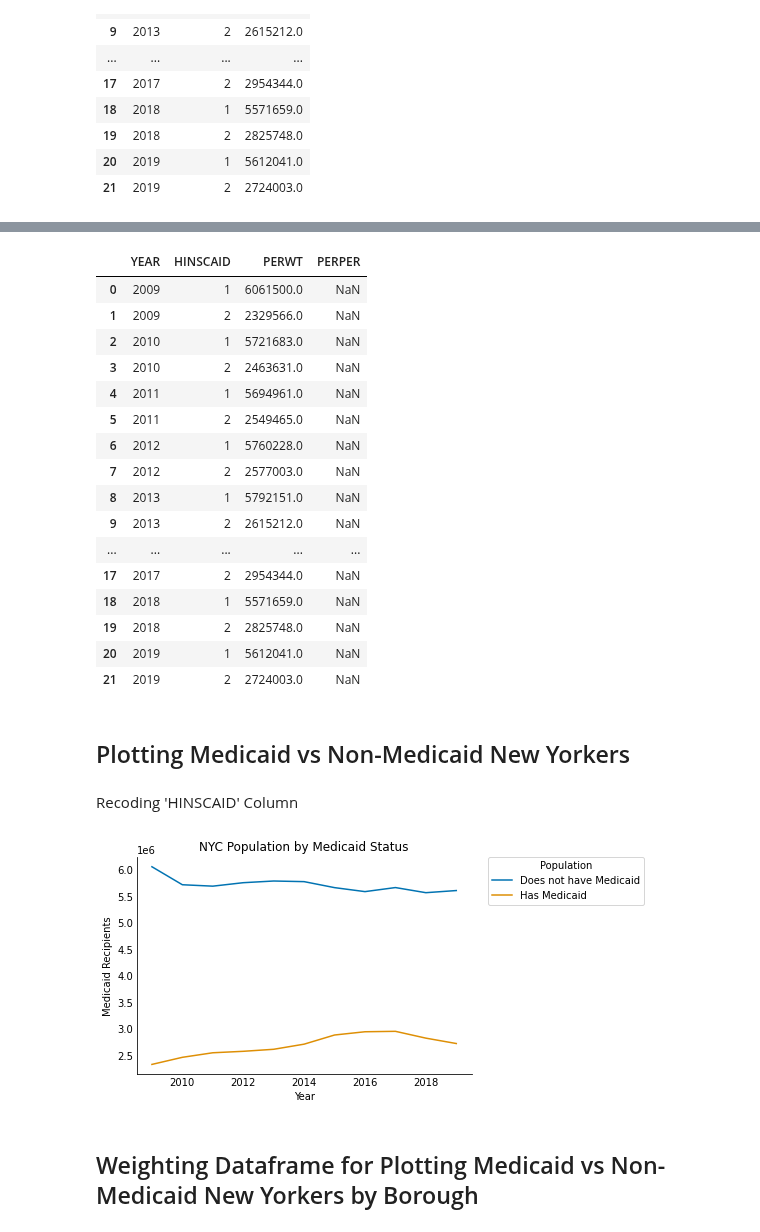
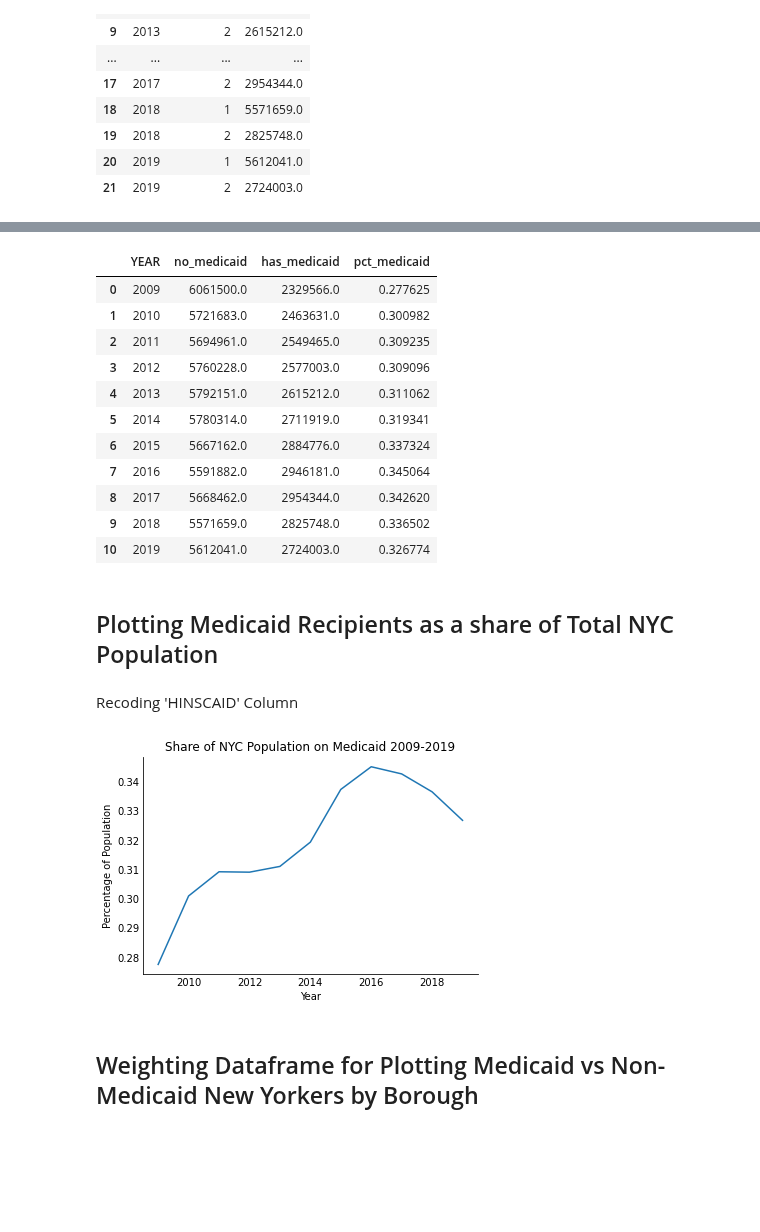
Before and after one commit to mspp-data-studio-2021/Ariel_Medex, a Jupyter notebook: 004 Combined Medicaid and Non-Medicaid Population Analysis.ipynb, the cells around one changed output, grey strips where cells are left out. Drawn from its saved outputs; the diff is of its cells as text; code cells hidden in the pictures; blank space fills up the shorter version.

Commit message:
Replotted Medicaid Recipients as a share of the population

```diff
--- a/004 Combined Medicaid and Non-Medicaid Population Analysis.ipynb
+++ b/004 Combined Medicaid and Non-Medicaid Population Analysis.ipynb
@@ -69,24 +41,26 @@ weighted_df2 = weighted_df[weighted_df['HINSCAID']==2]
 # %%
-weighted_df
+weighted_pivotyr = weighted_df.pivot(index = ['YEAR'], columns = 'HINSCAID', values = "PERWT") \
+    .reset_index()
+
+weighted_pivotyr.columns = ['YEAR', 'no_medicaid', 'has_medicaid']
+
+weighted_pivotyr['pct_medicaid'] = weighted_pivotyr["has_medicaid"] / (weighted_pivotyr["no_medicaid"] + weighted_pivotyr["has_medicaid"])
+
+weighted_pivotyr
 # %% [output]
-|  | YEAR | HINSCAID | PERWT | PERPER |
-| 0 | 2009 | 1 | 6061500.0 | NaN |
-| 1 | 2009 | 2 | 2329566.0 | NaN |
-| 2 | 2010 | 1 | 5721683.0 | NaN |
-| 3 | 2010 | 2 | 2463631.0 | NaN |
-| 4 | 2011 | 1 | 5694961.0 | NaN |
-| 5 | 2011 | 2 | 2549465.0 | NaN |
-| 6 | 2012 | 1 | 5760228.0 | NaN |
-| 7 | 2012 | 2 | 2577003.0 | NaN |
-| 8 | 2013 | 1 | 5792151.0 | NaN |
-| 9 | 2013 | 2 | 2615212.0 | NaN |
-| ... | ... | ... | ... | ... |
-| 17 | 2017 | 2 | 2954344.0 | NaN |
-| 18 | 2018 | 1 | 5571659.0 | NaN |
-| 19 | 2018 | 2 | 2825748.0 | NaN |
-| 20 | 2019 | 1 | 5612041.0 | NaN |
-| 21 | 2019 | 2 | 2724003.0 | NaN |
+|  | YEAR | no_medicaid | has_medicaid | pct_medicaid |
+| 0 | 2009 | 6061500.0 | 2329566.0 | 0.277625 |
+| 1 | 2010 | 5721683.0 | 2463631.0 | 0.300982 |
+| 2 | 2011 | 5694961.0 | 2549465.0 | 0.309235 |
+| 3 | 2012 | 5760228.0 | 2577003.0 | 0.309096 |
+| 4 | 2013 | 5792151.0 | 2615212.0 | 0.311062 |
+| 5 | 2014 | 5780314.0 | 2711919.0 | 0.319341 |
+| 6 | 2015 | 5667162.0 | 2884776.0 | 0.337324 |
+| 7 | 2016 | 5591882.0 | 2946181.0 | 0.345064 |
+| 8 | 2017 | 5668462.0 | 2954344.0 | 0.342620 |
+| 9 | 2018 | 5571659.0 | 2825748.0 | 0.336502 |
+| 10 | 2019 | 5612041.0 | 2724003.0 | 0.326774 |
 # %% [markdown]
-## Plotting Medicaid vs Non-Medicaid New Yorkers
+## Plotting Medicaid Recipients as a share of Total NYC Population
 # %% [markdown]
 Recoding 'HINSCAID' Column
@@ -95,14 +67,13 @@ df['HINSCAID'].replace({1: 'Does not have Medicaid', 2: 'Has Medicaid'}, inplace
 # %%
 fig = plt.figure()
 ax = fig.add_subplot(111)
-y = sns.lineplot(x='YEAR', y='PERWT', hue='HINSCAID', data=weighted_df, palette=sns.color_palette('colorblind', n_colors=2))
+y = sns.lineplot(x='YEAR', y='pct_medicaid', data=weighted_pivotyr, palette=sns.color_palette('colorblind', n_colors=2))
 sns.despine()
-y.set(xlabel='Year', ylabel='Medicaid Recipients', title='NYC Population by Medicaid Status')
+y.set(xlabel='Year', ylabel='Percentage of Population', title='Share of NYC Population on Medicaid 2009-2019')
 ax.tick_params(axis=u'both', which=u'both',length=0)
-plt.legend(bbox_to_anchor=(1.05, 1), loc=2, borderaxespad=0., title='Population')
-plt.savefig('NYC Population by Medicaid Status.png', bbox_inches='tight')
+#plt.savefig('NYC Population by Medicaid Status.png', bbox_inches='tight')
 # %% [output]
-[figure, old version]
+[figure, new version]
 # %% [markdown]
 ## Weighting Dataframe for Plotting Medicaid vs Non-Medicaid New Yorkers by Borough
 # %%
```
Also changed, not shown: parts of 8 cells of this notebook.
